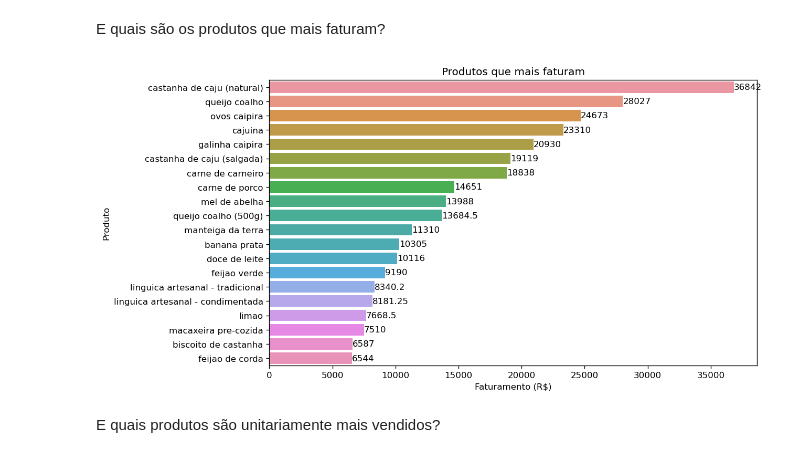
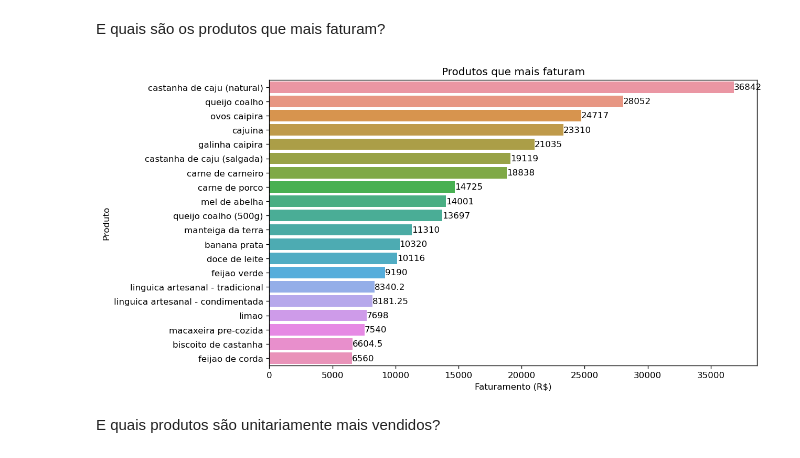
Before and after one commit to lgalicki/tcc-pos-ciecia-de-dados-pucmg, a Jupyter notebook: 2 - Análise e Exploração dos Dados.ipynb, the cells around one changed output. Cells and saved outputs as stored; diff of their text form; code cells hidden in the pictures.

```diff
--- a/2 - Análise e Exploração dos Dados.ipynb
+++ b/2 - Análise e Exploração dos Dados.ipynb
@@ -63,16 +58,13 @@ ax.bar_label(ax.containers[0]);
 # %% [markdown]
 E quais são os produtos que mais faturam?
-# %%
-cols_int = [coluna for coluna in df_pw.columns if coluna[0:4] == 'vl_t']
-prods_int = df_pw[cols_int].sum().nlargest(20)
-
-plt.figure(dpi=120,figsize=(10,6))
-ax = sns.barplot(y=prods_int.index,x=prods_int.values)
-ax.set(title='Produtos que mais faturam',xlabel='Faturamento (R$)',ylabel='Produto')
-labels_prods_fa = [nome[7:] for nome in prods_int.index]
-ax.set_yticklabels(labels_prods_fa)
-ax.bar_label(ax.containers[0]);
-# %% [output]
-[figure, removed]
+# %%
+dados = df_pl.groupby('nome_produto').agg({'vl_total':['sum']})['vl_total'].nlargest(20,columns='sum')
+
+plt.figure(dpi=120,figsize=(10,6))
+ax = sns.barplot(y=dados.index,x=dados['sum'])
+ax.set(title='Produtos que mais faturam',xlabel='Faturamento (R$)',ylabel='Produto')
+ax.bar_label(ax.containers[0]);
+# %% [output]
+[figure, added]
 # %% [markdown]
 E quais produtos são unitariamente mais vendidos?
```
Also changed, not shown: parts of 5 cells of this notebook.
